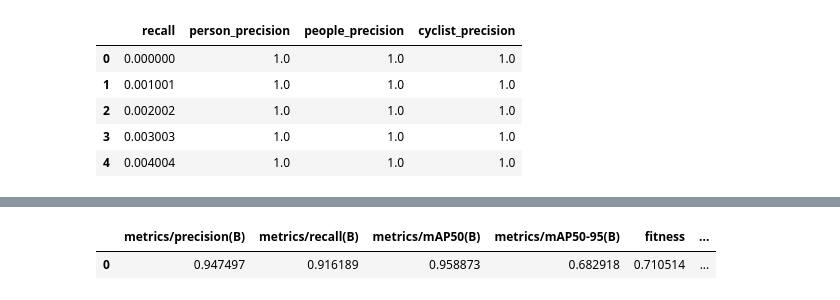
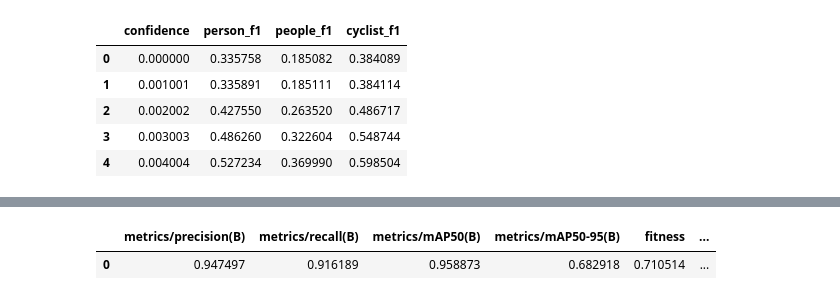
Before and after one commit to JoachimVerscheldePersonal/multispectral-ped-detection, a Jupyter notebook: 8.extra_visualisations.ipynb, the cells around one changed output, grey strips where cells are left out. Saved outputs shown, nothing was run; the diff lists cells and outputs as text; code cells hidden in the pictures.

```diff
--- a/8.extra_visualisations.ipynb
+++ b/8.extra_visualisations.ipynb
@@ -9,14 +9,17 @@ from tqdm import tqdm
 import os
 %matplotlib inline
 # %%
-night_control_PR_curve_df = pd.read_csv("runs/detect/night_control/pr_curve_results.csv")
-night_blended_PR_curve_df = pd.read_csv("runs/detect/night_blended/pr_curve_results.csv")
+night_control_PR_curve_df = pd.read_csv("runs/detect/night_control/f1_curve_results.csv")
+night_blended_PR_curve_df = pd.read_csv("runs/detect/night_blended/f1_curve_results.csv")
+
+day_control_PR_curve_df = pd.read_csv("runs/detect/day_control/f1_curve_results.csv")
+day_blended_PR_curve_df = pd.read_csv("runs/detect/day_blended/f1_curve_results.csv")
 # %%
-night_blended_PR_curve_df.head()
+night_control_PR_curve_df.head()
 # %% [output]
-|  | recall | person_precision | people_precision | cyclist_precision |
-| 0 | 0.000000 | 1.0 | 1.0 | 1.0 |
-| 1 | 0.001001 | 1.0 | 1.0 | 1.0 |
-| 2 | 0.002002 | 1.0 | 1.0 | 1.0 |
-| 3 | 0.003003 | 1.0 | 1.0 | 1.0 |
-| 4 | 0.004004 | 1.0 | 1.0 | 1.0 |
+|  | confidence | person_f1 | people_f1 | cyclist_f1 |
+| 0 | 0.000000 | 0.335758 | 0.185082 | 0.384089 |
+| 1 | 0.001001 | 0.335891 | 0.185111 | 0.384114 |
+| 2 | 0.002002 | 0.427550 | 0.263520 | 0.486717 |
+| 3 | 0.003003 | 0.486260 | 0.322604 | 0.548744 |
+| 4 | 0.004004 | 0.527234 | 0.369990 | 0.598504 |
```
Also changed, not shown: parts of 14 cells of this notebook, 27 other files.
